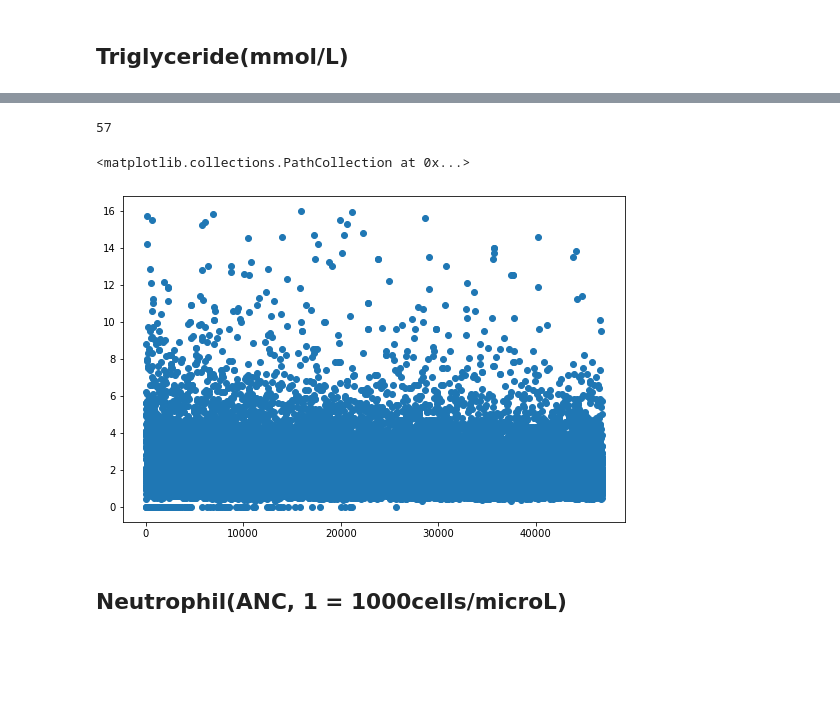
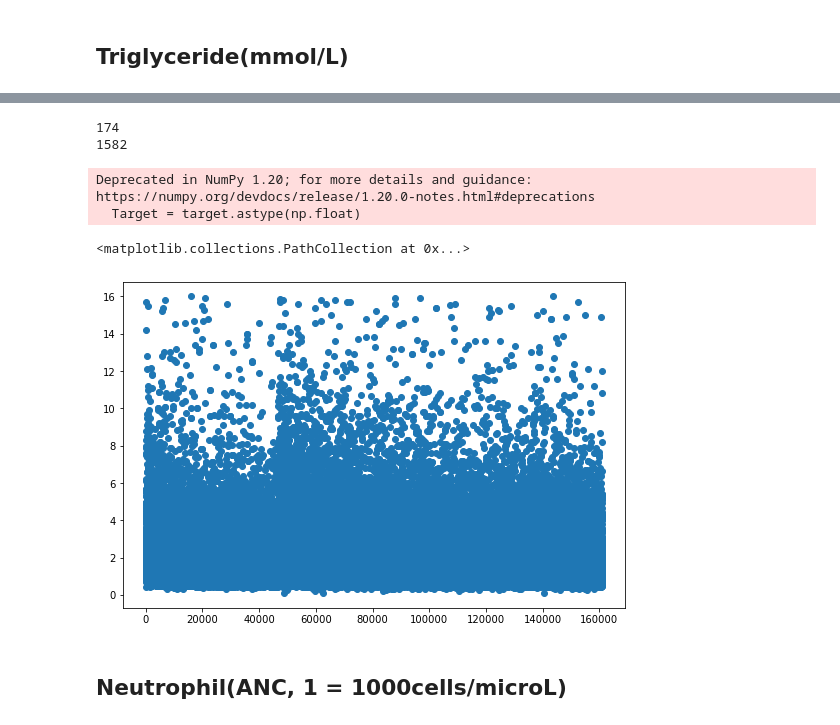
Before and after one commit to Junnh/UKBB, a Jupyter notebook: vars_filter.ipynb, the cells around one changed output, grey strips where cells are left out. Cells and saved outputs as stored; diff of their text form; code cells hidden in the pictures; blank space fills up the shorter version.

```diff
--- a/vars_filter.ipynb
+++ b/vars_filter.ipynb
@@ -275,8 +345,8 @@ plt.ylim((0, 5000))
 print(len(Target[Target > 1900]))
 creatinine_upper = Target[Target > 1900].index
 
-print(np.sum((Target > 0) & (Target < 20)))
-creatinine_lower = Target[(Target > 0) & (Target < 20)].index
+print(np.sum((Target < 20)))
+creatinine_lower = Target[(Target < 20)].index
 
 final_t2.drop(np.union1d(creatinine_upper, creatinine_lower), axis=0, inplace=True)
 # %% [output]
@@ -322,8 +396,8 @@ plt.ylim((0, 500))
 print(np.sum(Target > 100))
 BMI_upper = Target[Target > 100].index
 
-print(np.sum((Target > 0) & (Target < 15)))
-BMI_lower = Target[(Target > 0) & (Target < 15)].index
+print(np.sum((Target < 12)))
+BMI_lower = Target[(Target < 12)].index
 
 final_t2.drop(np.union1d(BMI_upper, BMI_lower), axis=0, inplace=True)
 # %% [output]
@@ -345,7 +421,7 @@ plt.scatter(np.arange(len(Target)), Target.values)
 # triglyceride
 # '44Q..', 'XE2q9'
 target = pd.concat([final_t2[final_t2['read_2'].isin(['44Q..'])]['value1'],
-                    final_t2[final_t2['read_3'].isin(['XE2q9..'])]['value1']])
+                    final_t2[final_t2['read_3'].isin(['XE2q9'])]['value1']])
 
 # swap code values
 keep_val2_opr3 = final_t2.loc[target[target == 'OPR003'].index]['value2']
@@ -369,26 +447,32 @@ plt.ylim((0, 40))
 # Triglyceride filter
 print(np.sum(Target > 16))
 Tri_upper = Target[Target > 16].index
+print(np.sum(Target <= 0))
+Tri_lower = Target[Target <= 0].index
 
 final_t2.drop(Tri_upper, axis=0, inplace=True)
+final_t2.drop(Tri_lower, axis=0, inplace=True)
 # %% [output]
-57
+174
+1582
 # %%
 target = pd.concat([final_t2[final_t2['read_2'].isin(['44Q..'])]['value1'],
-                    final_t2[final_t2['read_3'].isin(['XE2q9..'])]['value1']])
+                    final_t2[final_t2['read_3'].isin(['XE2q9'])]['value1']])
 
 # swap code values
 keep_val2_opr3 = final_t2.loc[target[target == 'OPR003'].index]['value2']
 target[target == 'OPR003'] = keep_val2_opr3
 
 # keep_val2_opr2 = final_t2.loc[target[target == 'OPR002'].index]['value2']
 # target[target == 'OPR002'] = keep_val2_opr2
 
 Target = target.astype(np.float)
 plt.scatter(np.arange(len(Target)), Target.values)
 # %% [output]
-<matplotlib.collections.PathCollection at 0x...>
+Deprecated in NumPy 1.20; for more details and guidance: https://numpy.org/devdocs/release/1.20.0-notes.html#deprecations
+  Target = target.astype(np.float)
+<matplotlib.collections.PathCollection at 0x...>
-[figure, old version]
+[figure, new version]
 # %% [markdown]
 ## Neutrophil(ANC, 1 = 1000cells/microL)
 # %%
```
Also changed, not shown: parts of 73 cells of this notebook.
